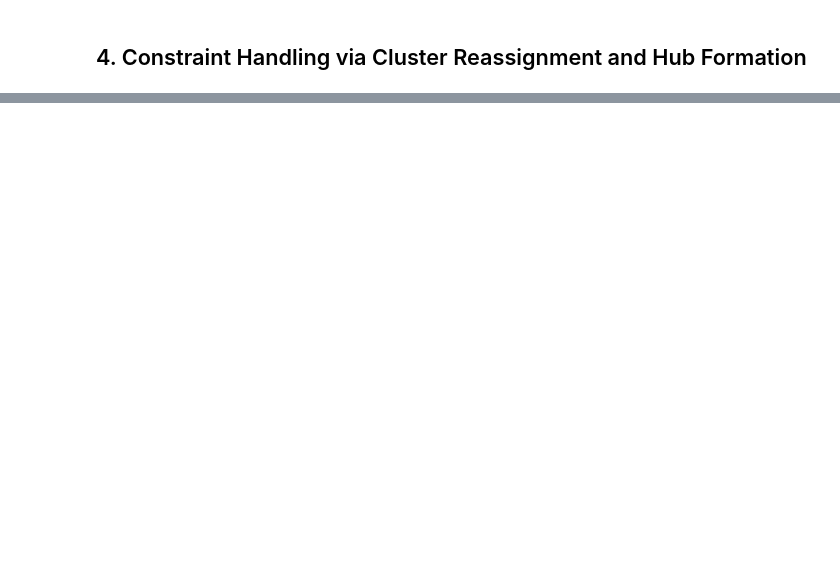
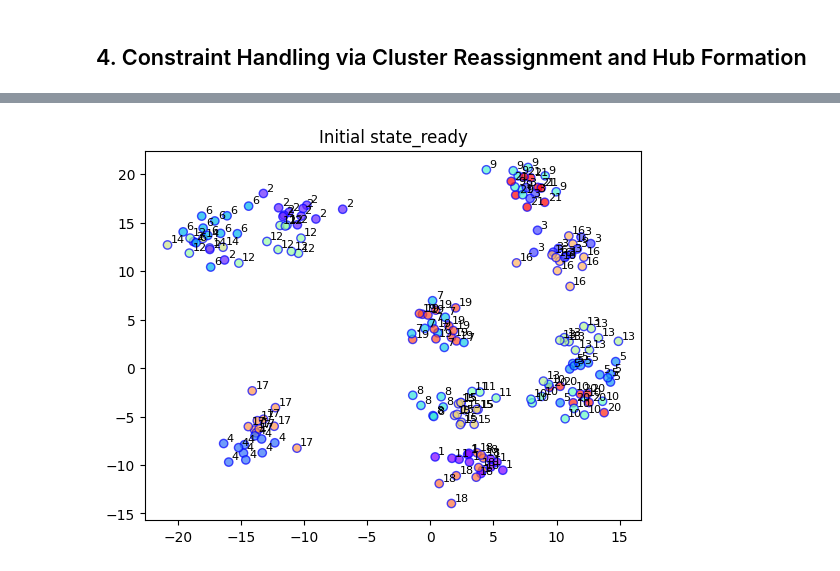
Before and after one commit to AwanRaskall/warehouse-location-and-fleet-forecasting, a Jupyter notebook: Vehicle_routing_optimization.ipynb, the cells around one changed output, grey strips where cells are left out. Drawn from its saved outputs; the diff is of its cells as text; code cells hidden in the pictures; blank space fills up the shorter version.

```diff
--- a/Vehicle_routing_optimization.ipynb
+++ b/Vehicle_routing_optimization.ipynb
@@ -175,0 +195,11 @@ df_left_cap = pd.DataFrame(data = None, columns=['Left capacity'], index = list(
+# %%
+# sort clusters by remaining capacity (ascending)
+pairs = sorted(cluster_capacity.items(), key=lambda x: x[1])
+sorted_clusters, sorted_capacity = zip(*pairs)
+
+# convert back to lists if needed
+sorted_clusters = list(sorted_clusters)
+sorted_capacity = list(sorted_capacity)
+# %%
+# create a table that will contain the remaining carrying capacity for clusters
+capacity_table = pd.DataFrame(data = None, columns=['Remain capacity'], index = list(range(1, n_truck + 1)))
@@ -175,0 +322,15 @@ df_left_cap = pd.DataFrame(data = None, columns=['Left capacity'], index = list(
+# %%
+# visualization of new clusters
+xes_new = list(df_reassign.iloc[:, 0])
+yes_new = list(df_reassign.iloc[:, 1])
+labels_new = list(df_reassign.loc[:, 'Cluster'])
+# с отвечает за лэйблы и их цвет
+plt.scatter(xes_new, yes_new, c = labels_new, cmap = 'rainbow', alpha = 0.7, edgecolors = 'b')
+# подписи к кластерам
+for i, txt in enumerate(labels_new):
+    plt.annotate(txt, (xes_new[i] + 0.25, yes_new[i] + 0.25), fontsize = 8)
+
+plt.title('Initial state_ready')
+plt.show()
+# %% [output]
+[figure, added]
```
Also changed, not shown: parts of 26 cells of this notebook.
